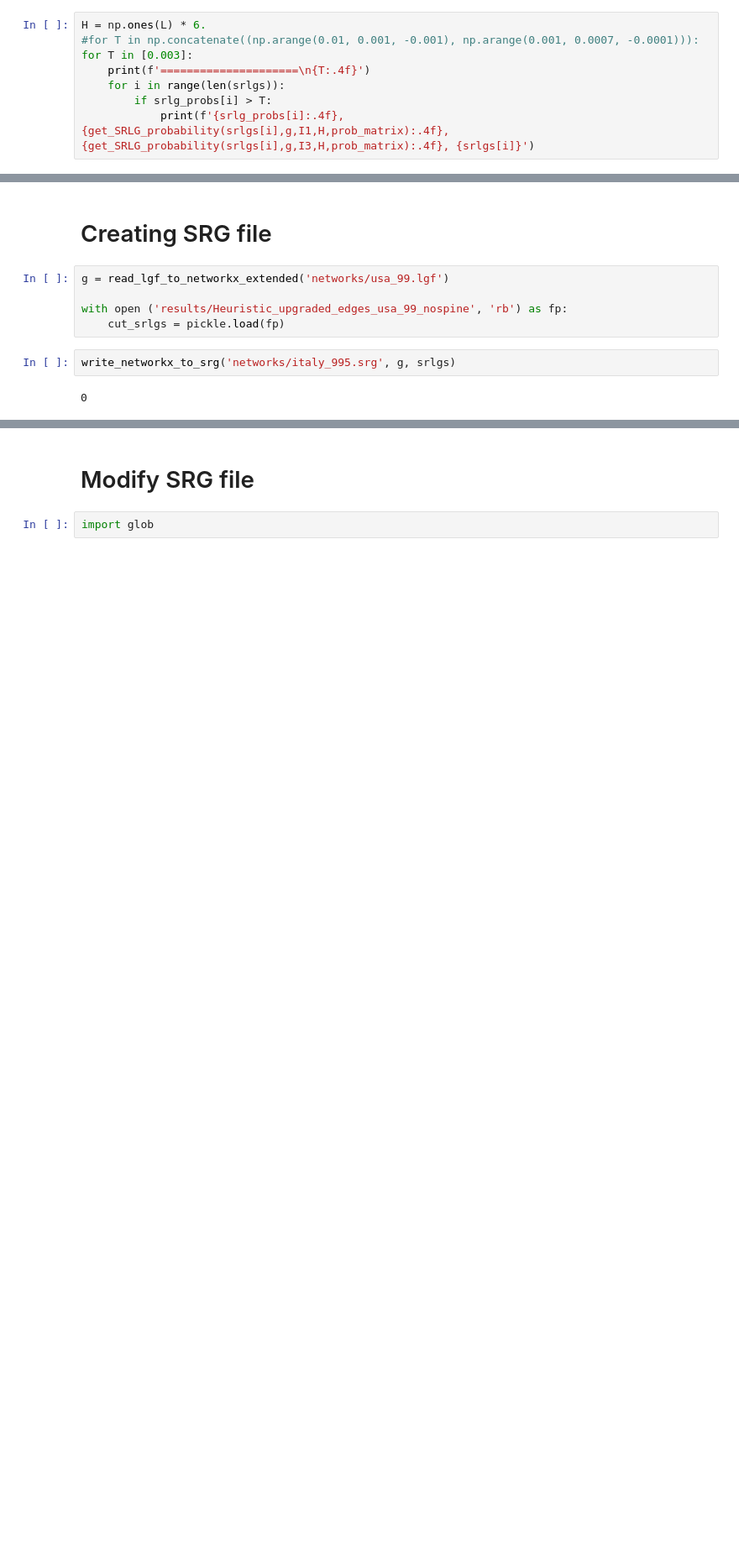
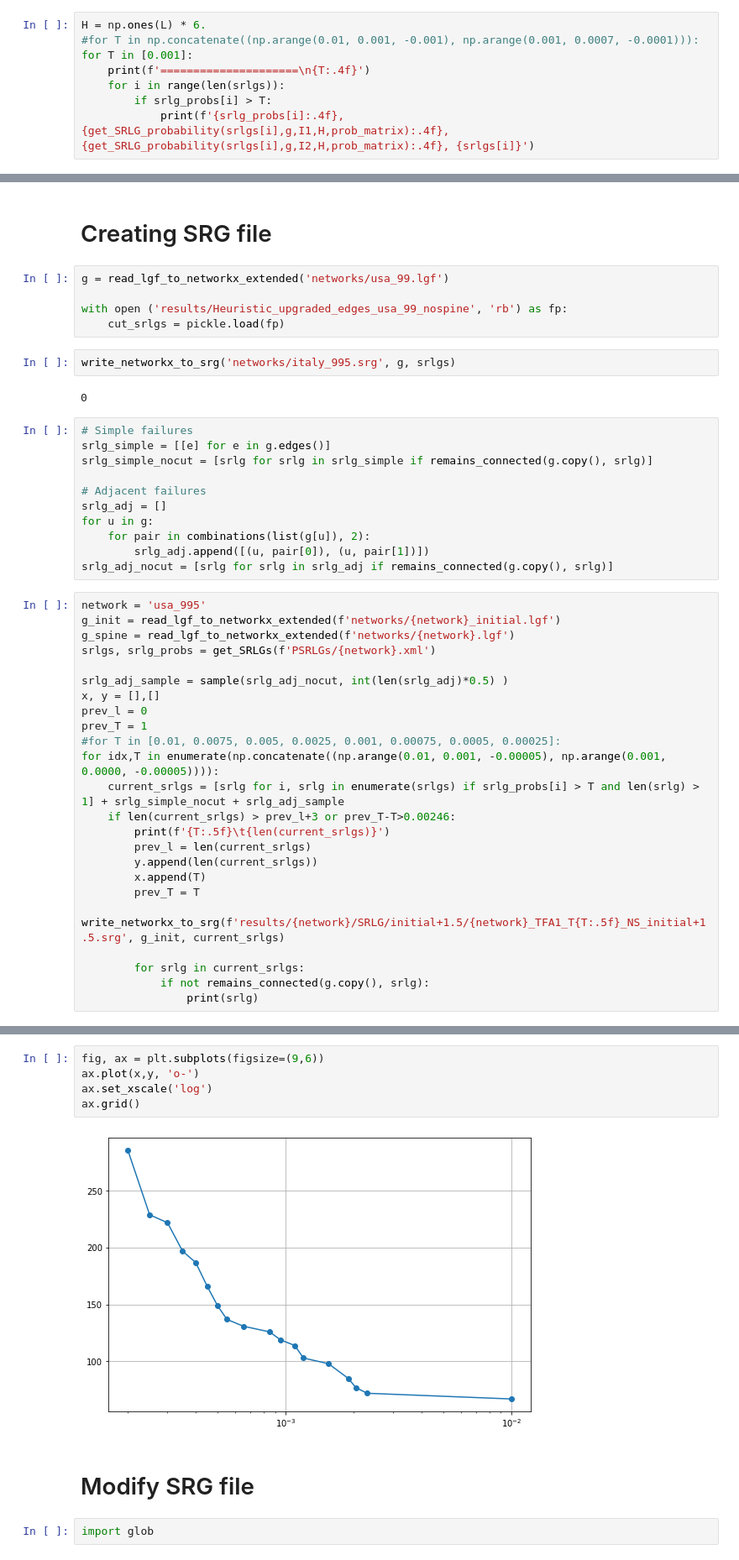
Before and after one commit to revpeter/fradir_ilp, a Jupyter notebook: FRADIR-3.ipynb, the cells around one changed output, grey strips where cells are left out. Shown: that part at 84% size. Saved outputs shown, nothing was run; the diff lists cells and outputs as text; blank space fills up the shorter version.

```diff
--- a/FRADIR-3.ipynb
+++ b/FRADIR-3.ipynb
@@ -261,8 +263,8 @@ srlgs, srlg_probs = get_SRLGs('PSRLGs/italy_995.xml')
 # %%
 H = np.ones(L) * 6.
 #for T in np.concatenate((np.arange(0.01, 0.001, -0.001), np.arange(0.001, 0.0007, -0.0001))):
-for T in [0.003]:
+for T in [0.001]:
     print(f'=====================\n{T:.4f}')
     for i in range(len(srlgs)):
         if srlg_probs[i] > T:
-            print(f'{srlg_probs[i]:.4f}, {get_SRLG_probability(srlgs[i],g,I1,H,prob_matrix):.4f}, {get_SRLG_probability(srlgs[i],g,I3,H,prob_matrix):.4f}, {srlgs[i]}')
+            print(f'{srlg_probs[i]:.4f}, {get_SRLG_probability(srlgs[i],g,I1,H,prob_matrix):.4f}, {get_SRLG_probability(srlgs[i],g,I2,H,prob_matrix):.4f}, {srlgs[i]}')
@@ -311,3 +295,38 @@ with open ('results/Heuristic_upgraded_edges_usa_99_nospine', 'rb') as fp:
 write_networkx_to_srg('networks/italy_995.srg', g, srlgs)
 # %% [output]
 0
+# %%
+# Simple failures
+srlg_simple = [[e] for e in g.edges()]
+srlg_simple_nocut = [srlg for srlg in srlg_simple if remains_connected(g.copy(), srlg)]
+
+# Adjacent failures
+srlg_adj = []
+for u in g:
+    for pair in combinations(list(g[u]), 2):
+        srlg_adj.append([(u, pair[0]), (u, pair[1])])
+srlg_adj_nocut = [srlg for srlg in srlg_adj if remains_connected(g.copy(), srlg)]
+# %%
+network = 'usa_995'
+g_init = read_lgf_to_networkx_extended(f'networks/{network}_initial.lgf')
+g_spine = read_lgf_to_networkx_extended(f'networks/{network}.lgf')
+srlgs, srlg_probs = get_SRLGs(f'PSRLGs/{network}.xml')
+
+srlg_adj_sample = sample(srlg_adj_nocut, int(len(srlg_adj)*0.5) )
+x, y = [],[]
+prev_l = 0
+prev_T = 1
+#for T in [0.01, 0.0075, 0.005, 0.0025, 0.001, 0.00075, 0.0005, 0.00025]:
+for idx,T in enumerate(np.concatenate((np.arange(0.01, 0.001, -0.00005), np.arange(0.001, 0.0000, -0.00005)))):
+    current_srlgs = [srlg for i, srlg in enumerate(srlgs) if srlg_probs[i] > T and len(srlg) > 1] + srlg_simple_nocut + srlg_adj_sample
+    if len(current_srlgs) > prev_l+3 or prev_T-T>0.00246:
+        print(f'{T:.5f}\t{len(current_srlgs)}')
+        prev_l = len(current_srlgs)
+        y.append(len(current_srlgs))
+        x.append(T)
+        prev_T = T
+        write_networkx_to_srg(f'results/{network}/SRLG/initial+1.5/{network}_TFA1_T{T:.5f}_NS_initial+1.5.srg', g_init, current_srlgs)
+
+        for srlg in current_srlgs:
+            if not remains_connected(g.copy(), srlg):
+                print(srlg)
@@ -314,3 +351,10 @@ write_networkx_to_srg('networks/italy_995.srg', g, srlgs)
+# %%
+fig, ax = plt.subplots(figsize=(9,6))
+ax.plot(x,y, 'o-')
+ax.set_xscale('log')
+ax.grid()
+# %% [output]
+[figure, added]
 # %% [markdown]
 # Modify SRG file
 # %%
```
Also changed, not shown: parts of 28 cells of this notebook, 4 other files.
